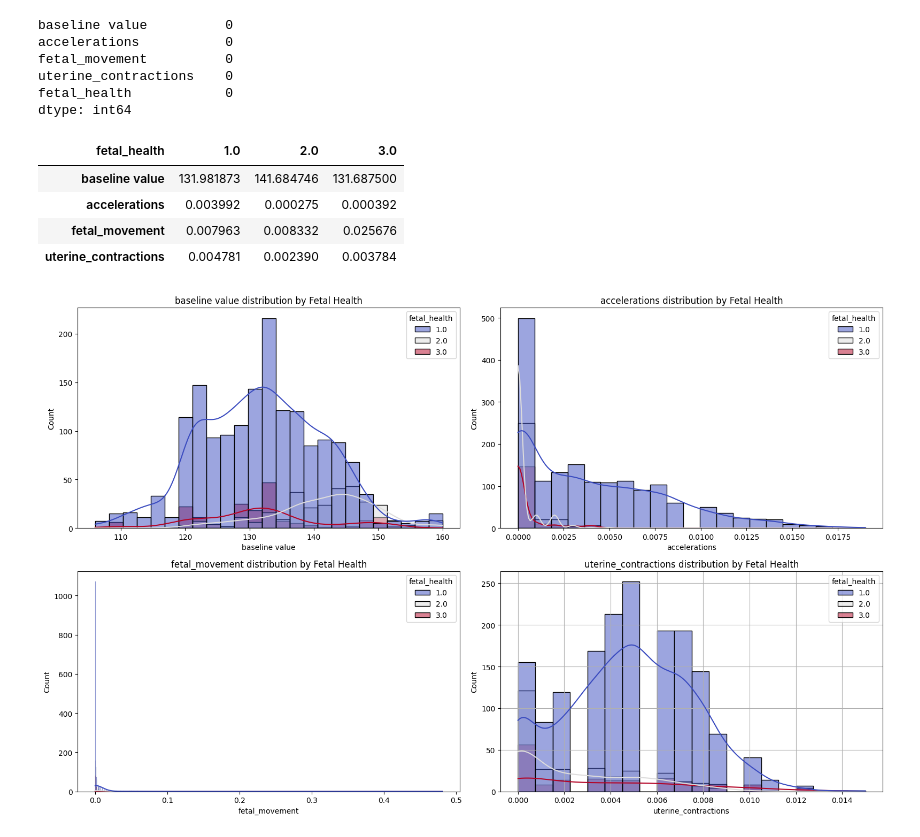
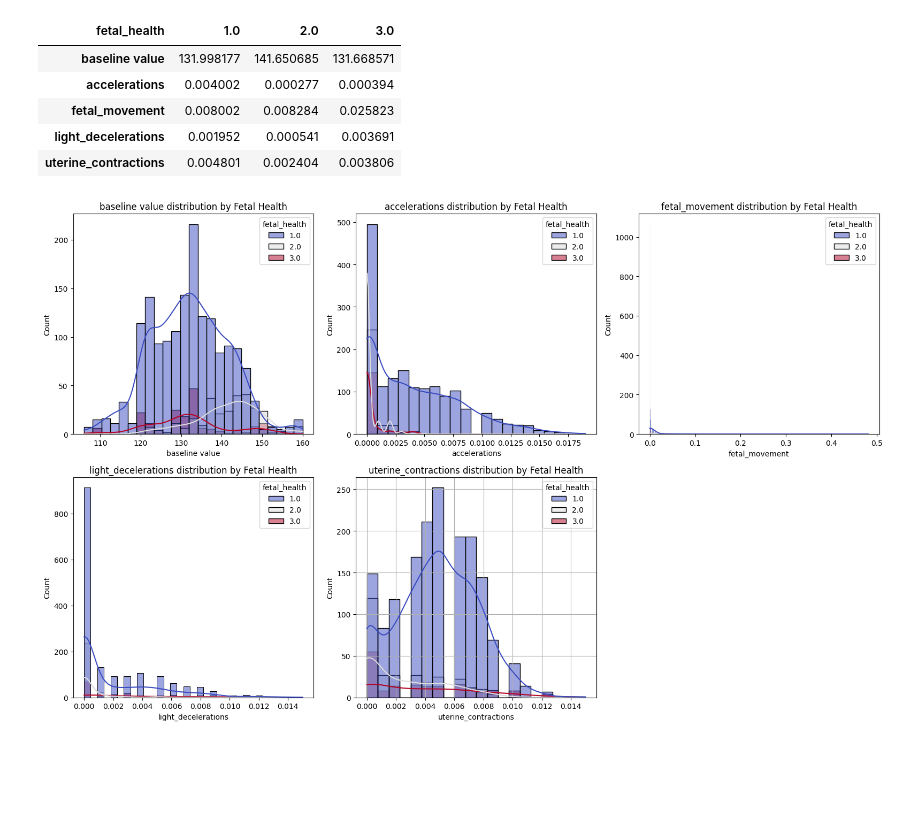
Before and after one commit to madking5000/data_analysis, a Jupyter notebook: fetal_health_classification/EDA_and_model.ipynb, the cells around one changed output. Drawn from its saved outputs; the diff is of its cells as text; code cells hidden in the pictures; blank space fills up the shorter version.

```diff
--- a/fetal_health_classification/EDA_and_model.ipynb
+++ b/fetal_health_classification/EDA_and_model.ipynb
@@ -133,0 +158,4 @@ plt.show()
+# %%
+#drop duplicate values
+df.drop_duplicates(keep='first', inplace=True)
+df.duplicated().sum()
@@ -138,10 +241,10 @@ plt.show()
 def wrangle(data):
 
     #lets remove data they may contribute to data leakage
-    data.drop(columns=['severe_decelerations','prolongued_decelerations', 'light_decelerations'], inplace=True)
+    data.drop(columns=['severe_decelerations','prolongued_decelerations'], inplace=True)
 
     #drop features that were done in calculations for variable analysis by selecting features in real world case scenarion
-    data = data[['baseline value', 'accelerations', 'fetal_movement', 'uterine_contractions', 'fetal_health']]
+    data = data[['baseline value', 'accelerations', 'fetal_movement', 'light_decelerations','uterine_contractions', 'fetal_health']]
 
     return data
 # %%
@@ -184,13 +278,3 @@ plt.show()
-# %%
-#lets evaluate if there are no missing values
-df1.isnull().sum()
-# %% [output]
-baseline value          0
-accelerations           0
-fetal_movement          0
-uterine_contractions    0
-fetal_health            0
-dtype: int64
 # %%
 #summarise statistics
 
@@ -198,22 +282,23 @@ category = df1.groupby('fetal_health').mean()
 category.T
 # %% [output]
 | fetal_health | 1.0 | 2.0 | 3.0 |
-| baseline value | 131.981873 | 141.684746 | 131.687500 |
-| accelerations | 0.003992 | 0.000275 | 0.000392 |
-| fetal_movement | 0.007963 | 0.008332 | 0.025676 |
-| uterine_contractions | 0.004781 | 0.002390 | 0.003784 |
+| baseline value | 131.998177 | 141.650685 | 131.668571 |
+| accelerations | 0.004002 | 0.000277 | 0.000394 |
+| fetal_movement | 0.008002 | 0.008284 | 0.025823 |
+| light_decelerations | 0.001952 | 0.000541 | 0.003691 |
+| uterine_contractions | 0.004801 | 0.002404 | 0.003806 |
 # %%
 # Explore the distribution for each feature by fetal health status
 features = df1.drop(columns='fetal_health').columns
 
 plt.figure(figsize=(16, 10))
 
 for i, name in enumerate(features):
-    plt.subplot(2, 2, i + 1)
+    plt.subplot(2, 3, i + 1)
     sns.histplot(data=df1, x=name, hue='fetal_health', kde=True, palette='coolwarm')
     plt.title(f'{name} distribution by Fetal Health')
 plt.tight_layout()
 plt.grid(True)
 plt.show()
 # %% [output]
-[figure, old version]
+[figure, new version]
```
Also changed, not shown: parts of 30 cells of this notebook, 3 other files.
